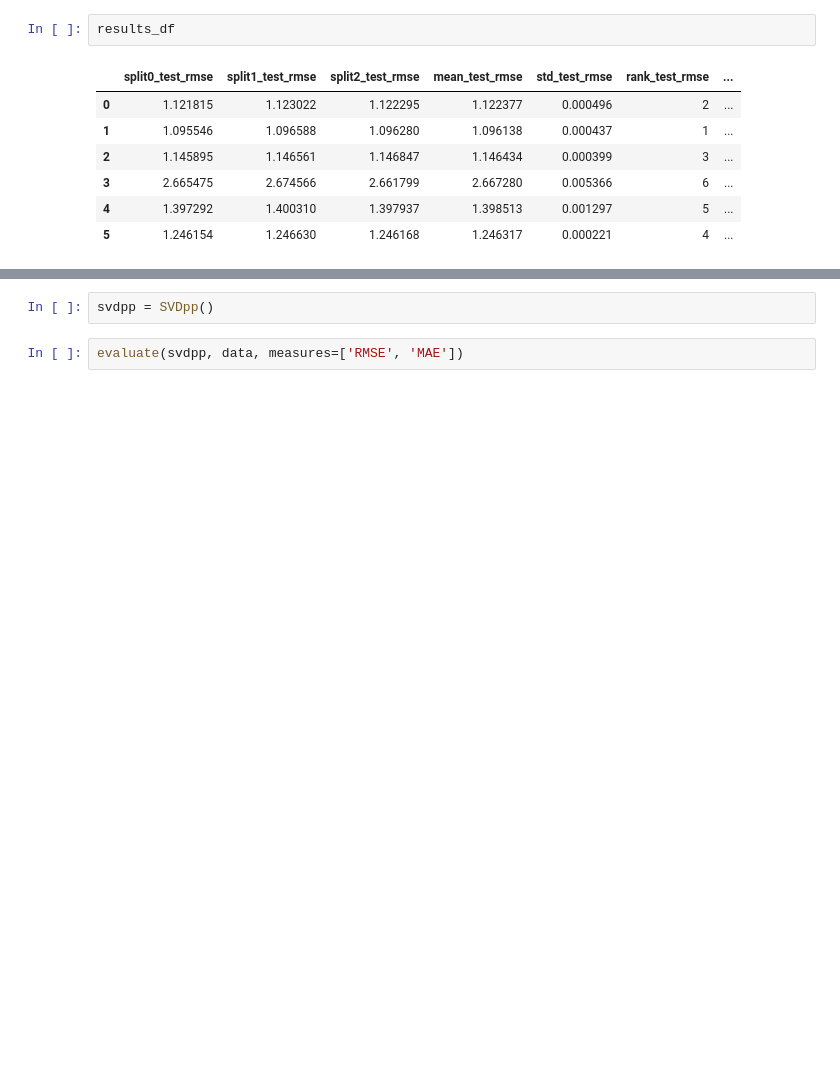
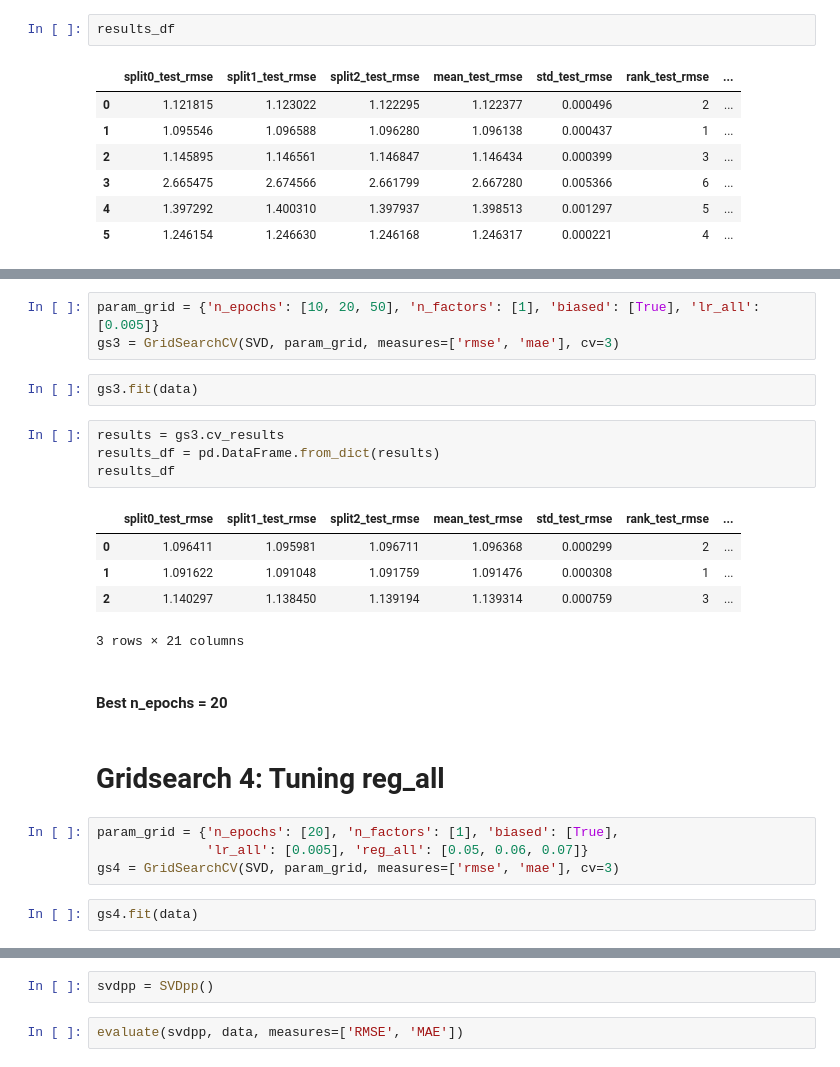
Before and after one commit to yishuen/yelp-restaurant-recommendation-system, a Jupyter notebook: model-testing.ipynb, the cells around one changed output, grey strips where cells are left out. Drawn from its saved outputs; the diff is of its cells as text; blank space fills up the shorter version.

```diff
--- a/model-testing.ipynb
+++ b/model-testing.ipynb
@@ -115,0 +107,25 @@ results_df
+# %%
+param_grid = {'n_epochs': [10, 20, 50], 'n_factors': [1], 'biased': [True], 'lr_all': [0.005]}
+gs3 = GridSearchCV(SVD, param_grid, measures=['rmse', 'mae'], cv=3)
+# %%
+gs3.fit(data)
+# %%
+results = gs3.cv_results
+results_df = pd.DataFrame.from_dict(results)
+results_df
+# %% [output]
+|  | split0_test_rmse | split1_test_rmse | split2_test_rmse | mean_test_rmse | std_test_rmse | rank_test_rmse | ... |
+| 0 | 1.096411 | 1.095981 | 1.096711 | 1.096368 | 0.000299 | 2 | ... |
+| 1 | 1.091622 | 1.091048 | 1.091759 | 1.091476 | 0.000308 | 1 | ... |
+| 2 | 1.140297 | 1.138450 | 1.139194 | 1.139314 | 0.000759 | 3 | ... |
+3 rows × 21 columns
+# %% [markdown]
+#### Best n_epochs = 20
+# %% [markdown]
+# Gridsearch 4: Tuning reg_all
+# %%
+param_grid = {'n_epochs': [20], 'n_factors': [1], 'biased': [True],
+              'lr_all': [0.005], 'reg_all': [0.05, 0.06, 0.07]}
+gs4 = GridSearchCV(SVD, param_grid, measures=['rmse', 'mae'], cv=3)
+# %%
+gs4.fit(data)
```
Also changed, not shown: parts of 38 cells of this notebook, 14 other files.
